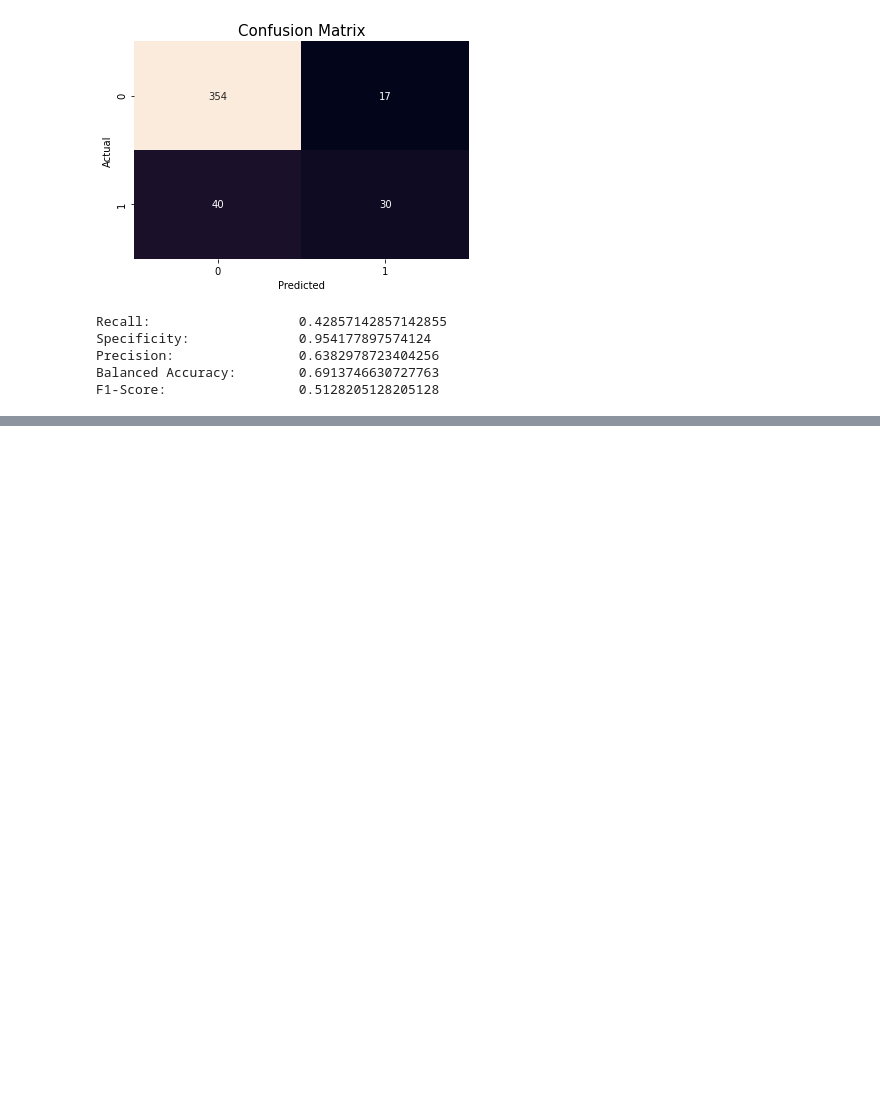
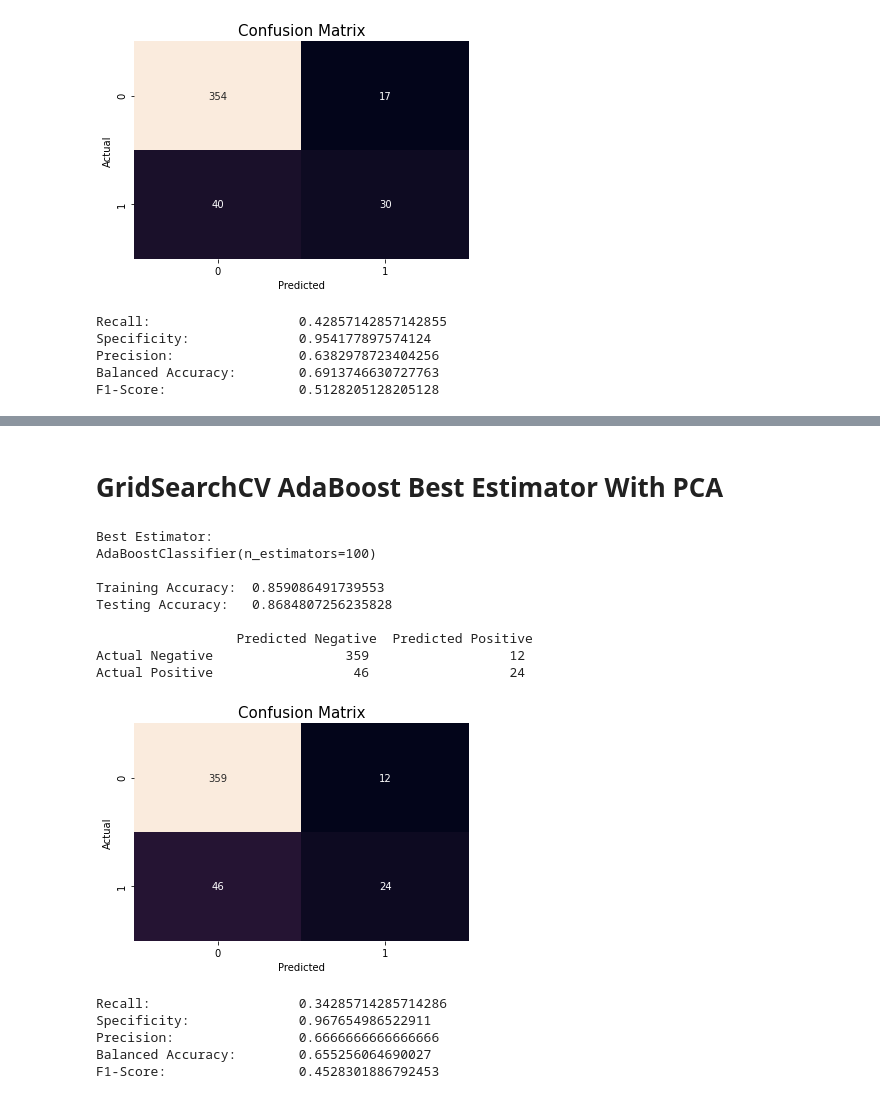
Before and after one commit to JoelQFernandez/DSC-540---Advanced-Machine-Learning---Final-Project, a Jupyter notebook: Final Project 03.6 AdaBoost.ipynb, the cells around one changed output, grey strips where cells are left out. Saved outputs shown, nothing was run; the diff lists cells and outputs as text; code cells hidden in the pictures; blank space fills up the shorter version.

```diff
--- a/Final Project 03.6 AdaBoost.ipynb
+++ b/Final Project 03.6 AdaBoost.ipynb
@@ -238,0 +260,44 @@ F1-Score:                 0.5128205128205128
+# %% [markdown]
+# GridSearchCV AdaBoost Best Estimator With PCA
+# %%
+# Determine Best Estimator
+params = dict(
+    learning_rate = [0.0001, 0.001, 0.01, 0.1, 1.0],
+    #n_estimators = [5, 10, 20, 30, 40, 50, 100, 200]
+    n_estimators = [int(x) for x in np.linspace(start = 0, stop = 200, num = 3)]
+)
+best_estimator = gridSearcBestEstimator(AdaBoostClassifier(), params, cv, PCA_X_train, PCA_y_train)
+
+# Fit Model to best_estimator
+clf = best_estimator.fit(PCA_X_train, PCA_y_train.values.ravel())
+
+# Calcualate Training and Testing Accuracy
+testing_accuracy, y_test_pred = modelAccuracy(clf, PCA_X_train, PCA_X_test)
+
+# Print Confusion Matrix
+cm = confusionMatrix(PCA_y_test, y_test_pred)
+
+# Heat Map
+heatMap(PCA_y_test, y_test_pred)
+
+# Print Metrics
+recall, specificity, precision, balanced_accuracy, F1 = metrics(cm, PCA_y_test, y_test_pred)
+
+# Populate Table
+Table['AdaBoost Best Estimator With PCA'] = ['AdaBoostClassifier(n_estimators=100)', testing_accuracy, recall, specificity, precision, balanced_accuracy, F1]
+# %% [output]
+Best Estimator:
+AdaBoostClassifier(n_estimators=100)
+
+Training Accuracy:  0.859086491739553
+Testing Accuracy:   0.8684807256235828
+
+                  Predicted Negative  Predicted Positive
+Actual Negative                 359                  12
+Actual Positive                  46                  24
+[figure, added]
+Recall:                   0.34285714285714286
+Specificity:              0.967654986522911
+Precision:                0.6666666666666666
+Balanced Accuracy:        0.655256064690027
+F1-Score:                 0.4528301886792453
```
Also changed, not shown: parts of 21 cells of this notebook.
